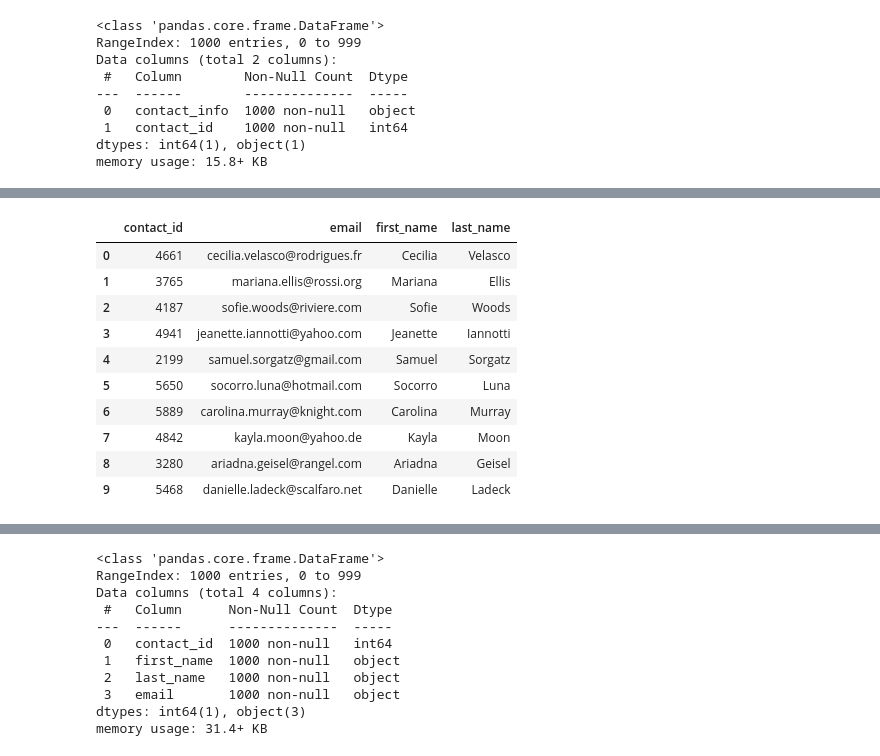
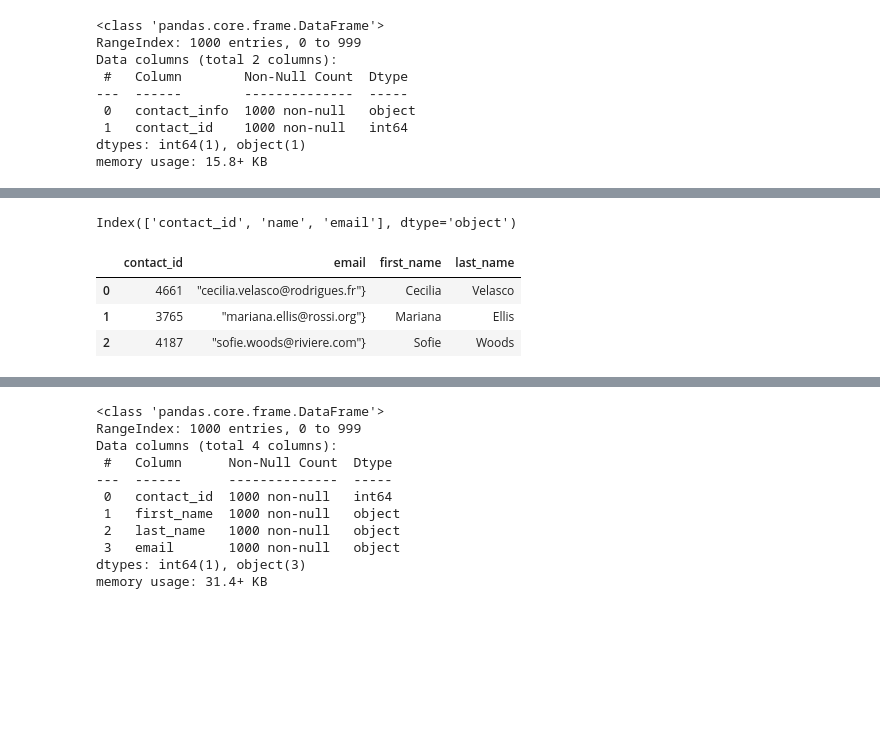
Before and after one commit to mdyousufreja/Crowdfunding_ETL, a Jupyter notebook: ETL_Mini_Project_Starter_Code.ipynb, the cells around one changed output, grey strips where cells are left out. Cells and saved outputs as stored; diff of their text form; code cells hidden in the pictures; blank space fills up the shorter version.

```diff
--- a/ETL_Mini_Project_Starter_Code.ipynb
+++ b/ETL_Mini_Project_Starter_Code.ipynb
@@ -456,6 +458,8 @@ dtypes: object(2)
 memory usage: 15.8+ KB
 # %%
 # Convert the "contact_id" column to an int64 data type.
+contact_info_df_copy['contact_id']= pd.to_numeric(contact_info_df_copy['contact_id'])
+contact_info_df_copy.info()
 # %% [output]
 <class 'pandas.core.frame.DataFrame'>
 RangeIndex: 1000 entries, 0 to 999
@@ -468,6 +472,11 @@ dtypes: int64(1), object(1)
 memory usage: 15.8+ KB
 # %%
 # Extract the name of the contact and add it to a new column.
+# extract names (two words with letters separated by a space)
+p = '([A-Za-z]+ [A-Za-z]+)'
+
+contact_info_df_copy['name']=contact_info_df_copy['contact_info'].str.extract(p)
+contact_info_df_copy.head(3)
 # %% [output]
 |  | contact_info | contact_id | name |
 | 0 | {"contact_id": 4661, "name": "Cec... | 4661 | Cecilia Velasco |
@@ -483,4 +485,7 @@ memory usage: 15.8+ KB
 # %%
 # Extract the email from the contacts and add the values to a new column.
+p = '(\S+@\S+)'
+contact_info_df_copy['email']=contact_info_df_copy['contact_info'].str.extract(p)
+contact_info_df_copy.head(3)
 # %% [output]
 |  | contact_info | contact_id | name | email |
@@ -497,4 +495,6 @@ memory usage: 15.8+ KB
 # %%
 # Create a copy of the contact_info_df with the 'contact_id', 'name', 'email' columns.
+contacts_df = contact_info_df_copy[['contact_id','name', 'email']].copy()
+contacts_df.head(3)
 # %% [output]
 |  | contact_id | name | email |
@@ -511,17 +504,18 @@ memory usage: 15.8+ KB
+# %%
+contacts_df.columns
+# %% [output]
+Index(['contact_id', 'name', 'email'], dtype='object')
 # %%
 # Create a "first"name" and "last_name" column with the first and last names from the "name" column.
-
-
+p = ' '
+contacts_df[["first_name","last_name"]] = contacts_df["name"].str.split(p, expand = True)
+contacts_df.head(3)
 # Drop the contact_name column
+contacts_df2 = contacts_df.drop(columns= ['name'], )
+contacts_df2.columns
+contacts_df2.head(3)
 # %% [output]
 |  | contact_id | email | first_name | last_name |
-| 0 | 4661 | cecilia.velasco@rodrigues.fr | Cecilia | Velasco |
-| 1 | 3765 | mariana.ellis@rossi.org | Mariana | Ellis |
-| 2 | 4187 | sofie.woods@riviere.com | Sofie | Woods |
-| 3 | 4941 | jeanette.iannotti@yahoo.com | Jeanette | Iannotti |
-| 4 | 2199 | samuel.sorgatz@gmail.com | Samuel | Sorgatz |
-| 5 | 5650 | socorro.luna@hotmail.com | Socorro | Luna |
-| 6 | 5889 | carolina.murray@knight.com | Carolina | Murray |
-| 7 | 4842 | kayla.moon@yahoo.de | Kayla | Moon |
-| 8 | 3280 | ariadna.geisel@rangel.com | Ariadna | Geisel |
-| 9 | 5468 | danielle.ladeck@scalfaro.net | Danielle | Ladeck |
+| 0 | 4661 | "cecilia.velasco@rodrigues.fr"} | Cecilia | Velasco |
+| 1 | 3765 | "mariana.ellis@rossi.org"} | Mariana | Ellis |
+| 2 | 4187 | "sofie.woods@riviere.com"} | Sofie | Woods |
```
Also changed, not shown: parts of 8 cells of this notebook.
